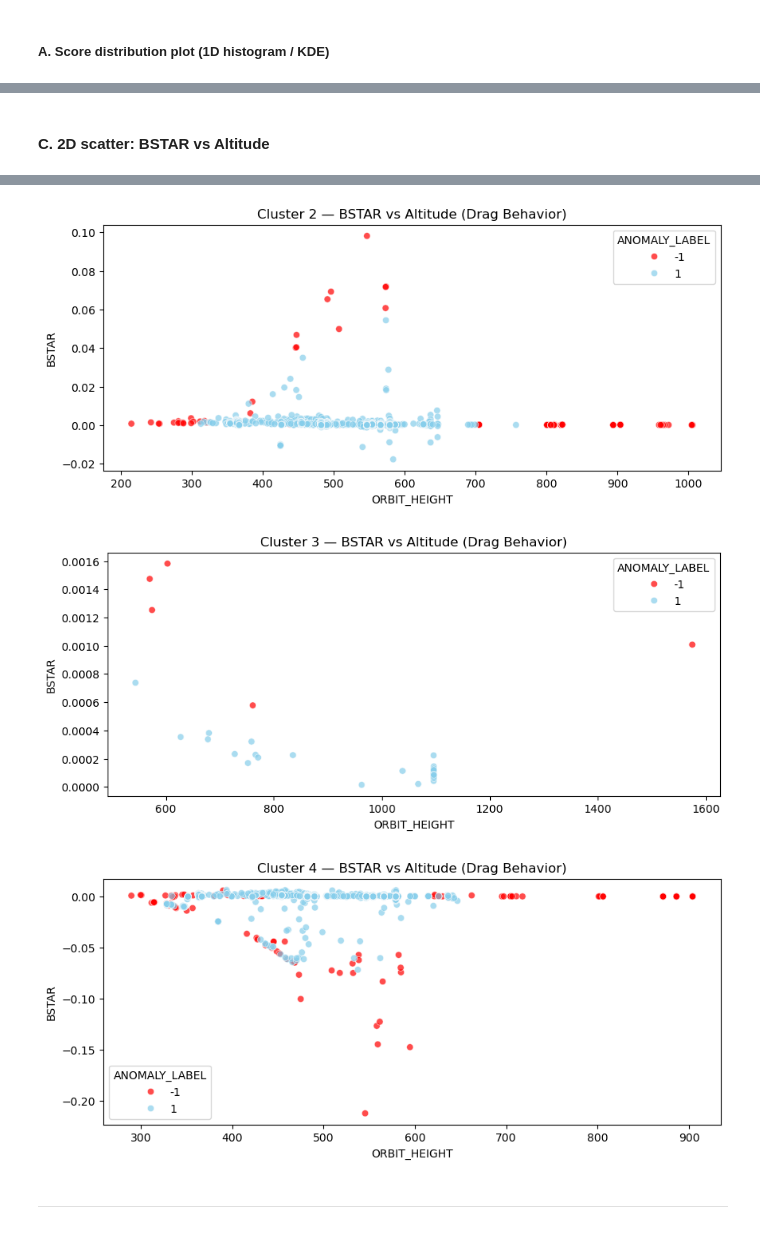
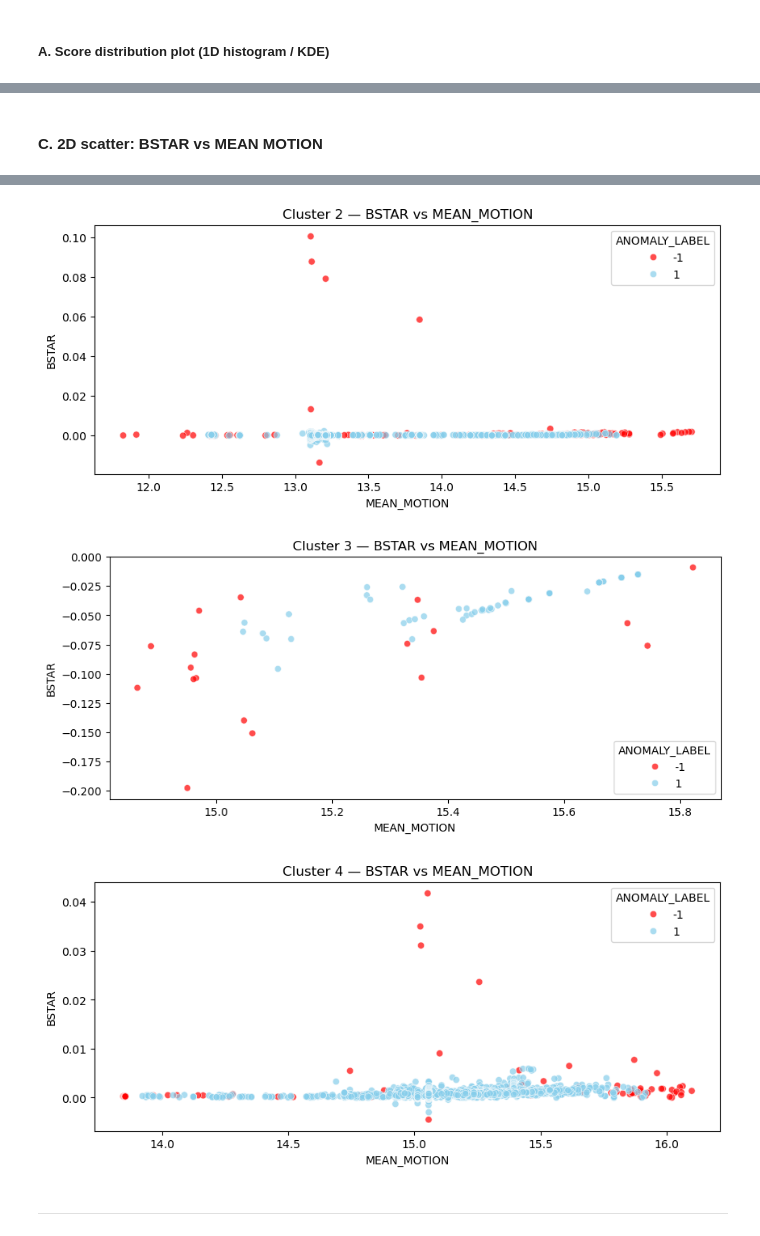
Before and after one commit to Sushrut2007/SpaceDebrisRadar.AI, a Jupyter notebook: notebooks/06_anomaly_detection.ipynb, the cells around one changed output, grey strips where cells are left out. Cells and saved outputs as stored; diff of their text form; code cells hidden in the pictures.

```diff
--- a/notebooks/06_anomaly_detection.ipynb
+++ b/notebooks/06_anomaly_detection.ipynb
@@ -35,0 +106,4 @@ scaled_df.head()
+# %%
+# Select the same features in the unscaled dataset for actual model training
+unscaled_df = unscaled_df[pca_df.columns]
+unscaled_df.head(2)
@@ -181,7 +259,7 @@ def compute_base_stats(scaled_df):
     return cluster_size_list, sd_list
 # %%
 # Call the function
-cluster_size, avg_sd = compute_base_stats(scaled_df)
+cluster_size, avg_sd = compute_base_stats(pca_df)
 # %%
 cluster_size
 # %% [output]
@@ -369,6 +445,0 @@ cluster_size
-# %%
-print(f"{'Cluster ID':<12} | {'Contamination':<15} | {'n_estimators':<12} | {'max_samples':<12}")
-print("-" * 65)
-
-for i in range(len(cluster_size)):
-    print(f"{str(i):<12} | {contamination_list[i]:<15} | {n_estimator_list[i]:<12} | {max_sample_list[i]:<12}")
@@ -588,6 +649,6 @@ for cluster_id in range(0, anomaly_df['CLUSTER'].nunique()):
     top_10, cluster_df = anomaly_severity(cluster_id, anomaly_df)
 
     plt.figure(figsize=(10, 4))
-    plt.title(f'Cluster {cluster_id} Altitude VS Mean motion ')
-    sns.scatterplot(data = cluster_df,x = 'ORBIT_HEIGHT', y = 'MEAN_MOTION', hue='ANOMALY_LABEL', palette={1: "skyblue", -1: "red"})
+    plt.title(f'Cluster {cluster_id} Eccentricity VS Mean motion ')
+    sns.scatterplot(data = cluster_df,x = 'ECCENTRICITY', y = 'MEAN_MOTION', hue='ANOMALY_LABEL', palette={1: "skyblue", -1: "red"})
 # %% [output]
@@ -599,15 +660,15 @@ for cluster_id in range(0, anomaly_df['CLUSTER'].nunique()):
 # %% [markdown]
-#### C. 2D scatter: BSTAR vs Altitude
+#### C. 2D scatter: BSTAR vs MEAN MOTION
 # %%
 for cluster_id in range(0, anomaly_df['CLUSTER'].nunique()):
     # Call the function
     top_10, cluster_df = anomaly_severity(cluster_id, anomaly_df)
 
     plt.figure(figsize=(10, 4))
-    plt.title(f'Cluster {cluster_id} — BSTAR vs Altitude (Drag Behavior)')
+    plt.title(f'Cluster {cluster_id} — BSTAR vs MEAN_MOTION')
     sns.scatterplot(
         data=cluster_df,
-        x='ORBIT_HEIGHT',
+        x='MEAN_MOTION',
         y='BSTAR',
         hue='ANOMALY_LABEL',
         palette={1: "skyblue", -1: "red"},
@@ -619,6 +680,6 @@ for cluster_id in range(0, anomaly_df['CLUSTER'].nunique()):
-[figure, old version]
+[figure, new version]
-[figure, old version]
+[figure, new version]
-[figure, old version]
+[figure, new version]
 # %% [markdown]
 ----
 # %% [markdown]
```
Also changed, not shown: parts of 31 cells of this notebook, 1 other file.
